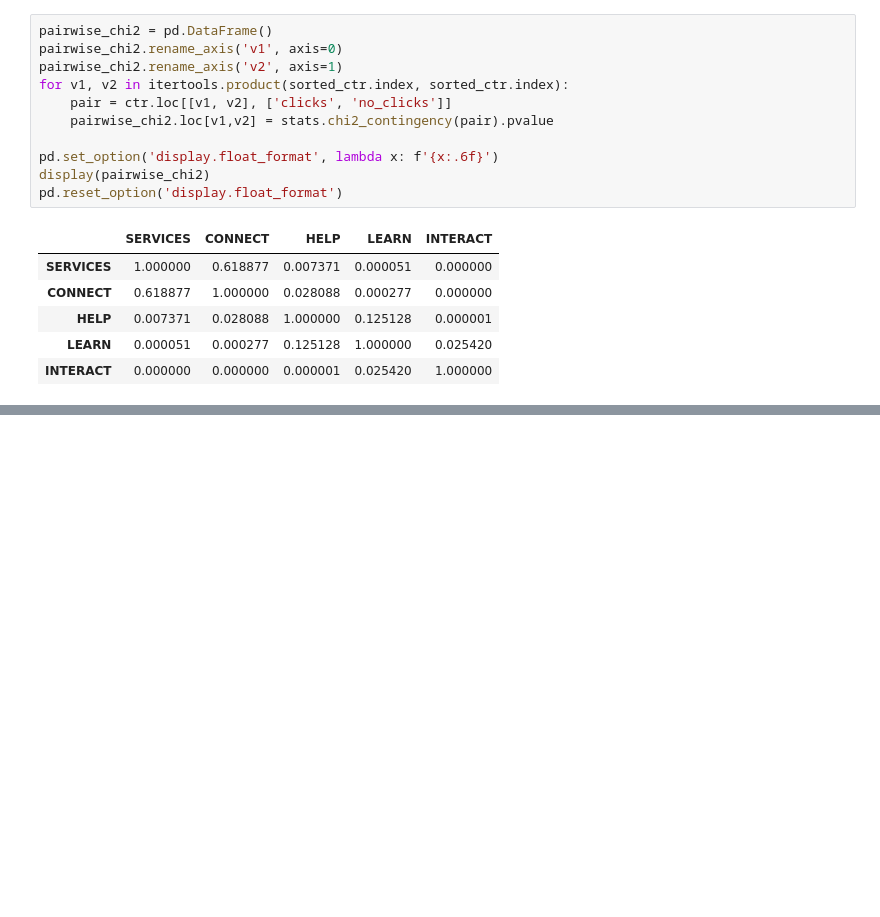
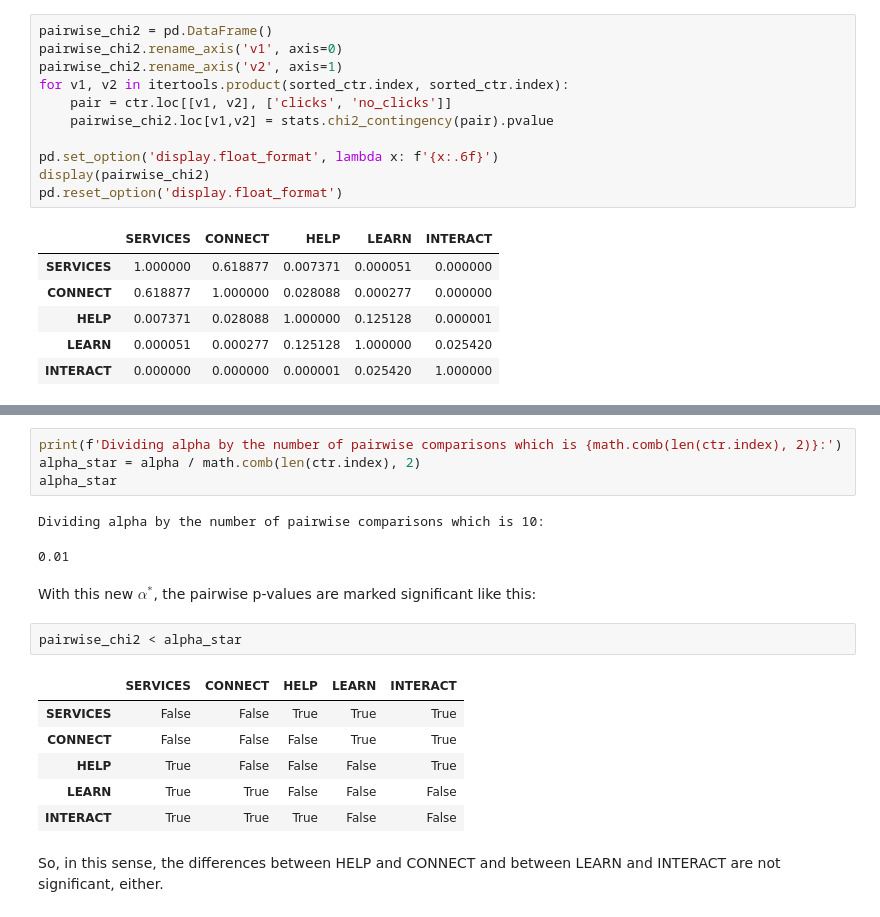
Before and after one commit to tvogel/datascience-bootcamp, a Jupyter notebook: 04_ab_testing/docs/montana_case.ipynb, the cells around one changed output, grey strips where cells are left out. Drawn from its saved outputs; the diff is of its cells as text; blank space fills up the shorter version.

```diff
--- a/04_ab_testing/docs/montana_case.ipynb
+++ b/04_ab_testing/docs/montana_case.ipynb
@@ -201,0 +216,20 @@ The difference between HELP and LEARN is not significant, either.
+# %%
+print(f'Dividing alpha by the number of pairwise comparisons which is {math.comb(len(ctr.index), 2)}:')
+alpha_star = alpha / math.comb(len(ctr.index), 2)
+alpha_star
+# %% [output]
+Dividing alpha by the number of pairwise comparisons which is 10:
+0.01
+# %% [markdown]
+With this new $\alpha^*$, the pairwise p-values are marked significant like this:
+# %%
+pairwise_chi2 < alpha_star
+# %% [output]
+|  | SERVICES | CONNECT | HELP | LEARN | INTERACT |
+| SERVICES | False | False | True | True | True |
+| CONNECT | False | False | False | True | True |
+| HELP | True | False | False | False | True |
+| LEARN | True | True | False | False | False |
+| INTERACT | True | True | True | False | False |
+# %% [markdown]
+So, in this sense, the differences between HELP and CONNECT and between LEARN and INTERACT are not significant, either.
```
Also changed, not shown: parts of 5 cells of this notebook.
